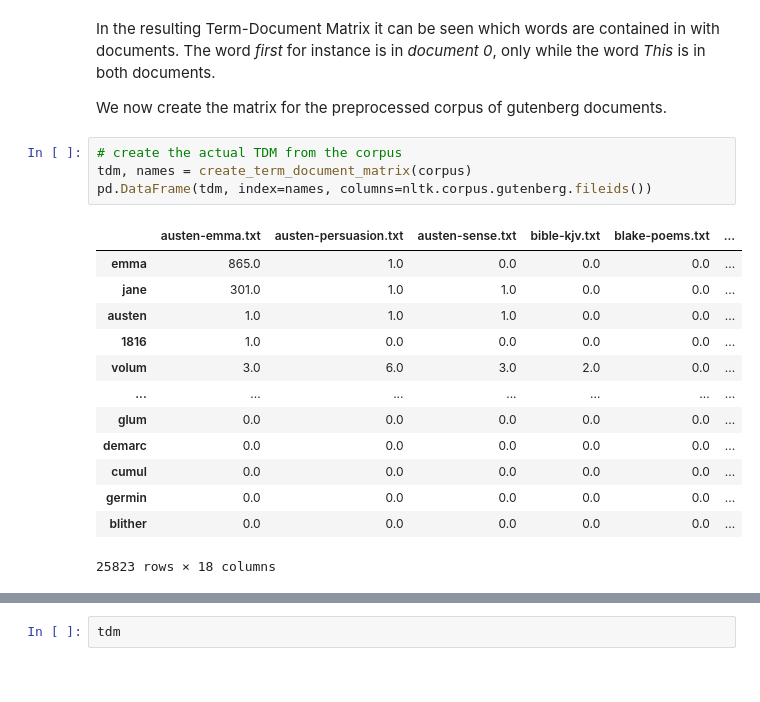
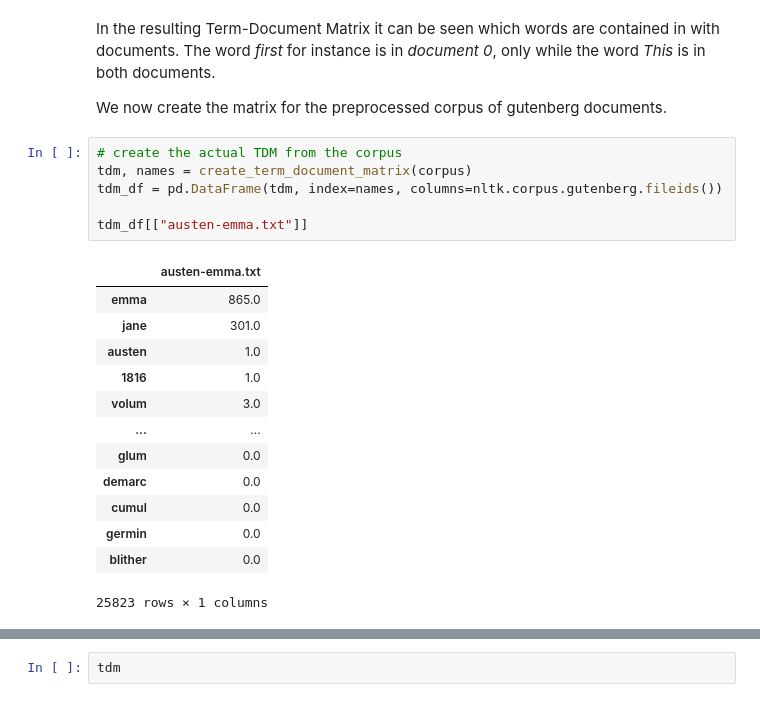
Before and after one commit to BeTKH/InformationRetrival, a Jupyter notebook: _archive/Information_Retrieval.ipynb, the cells around one changed output, grey strips where cells are left out. Drawn from its saved outputs; the diff is of its cells as text.

```diff
--- a/_archive/Information_Retrieval.ipynb
+++ b/_archive/Information_Retrieval.ipynb
@@ -356,18 +356,20 @@ We now create the matrix for the preprocessed corpus of gutenberg documents.
 # %%
 # create the actual TDM from the corpus
 tdm, names = create_term_document_matrix(corpus)
-pd.DataFrame(tdm, index=names, columns=nltk.corpus.gutenberg.fileids())
+tdm_df = pd.DataFrame(tdm, index=names, columns=nltk.corpus.gutenberg.fileids())
+
+tdm_df[["austen-emma.txt"]]
 # %% [output]
-|  | austen-emma.txt | austen-persuasion.txt | austen-sense.txt | bible-kjv.txt | blake-poems.txt | ... |
-| emma | 865.0 | 1.0 | 0.0 | 0.0 | 0.0 | ... |
-| jane | 301.0 | 1.0 | 1.0 | 0.0 | 0.0 | ... |
-| austen | 1.0 | 1.0 | 1.0 | 0.0 | 0.0 | ... |
-| 1816 | 1.0 | 0.0 | 0.0 | 0.0 | 0.0 | ... |
-| volum | 3.0 | 6.0 | 3.0 | 2.0 | 0.0 | ... |
-| ... | ... | ... | ... | ... | ... | ... |
-| glum | 0.0 | 0.0 | 0.0 | 0.0 | 0.0 | ... |
-| demarc | 0.0 | 0.0 | 0.0 | 0.0 | 0.0 | ... |
-| cumul | 0.0 | 0.0 | 0.0 | 0.0 | 0.0 | ... |
-| germin | 0.0 | 0.0 | 0.0 | 0.0 | 0.0 | ... |
-| blither | 0.0 | 0.0 | 0.0 | 0.0 | 0.0 | ... |
+|  | austen-emma.txt |
+| emma | 865.0 |
+| jane | 301.0 |
+| austen | 1.0 |
+| 1816 | 1.0 |
+| volum | 3.0 |
+| ... | ... |
+| glum | 0.0 |
+| demarc | 0.0 |
+| cumul | 0.0 |
+| germin | 0.0 |
+| blither | 0.0 |
-25823 rows × 18 columns
+25823 rows × 1 columns
```
Also changed, not shown: parts of 10 cells of this notebook.
